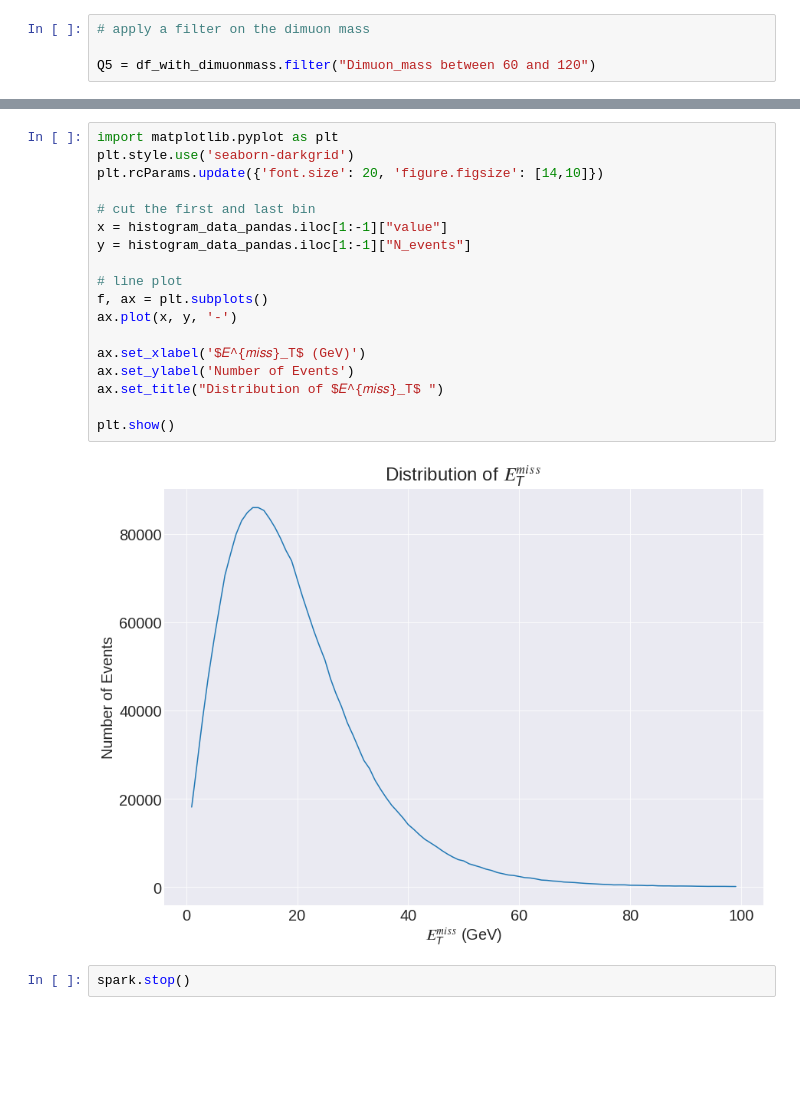
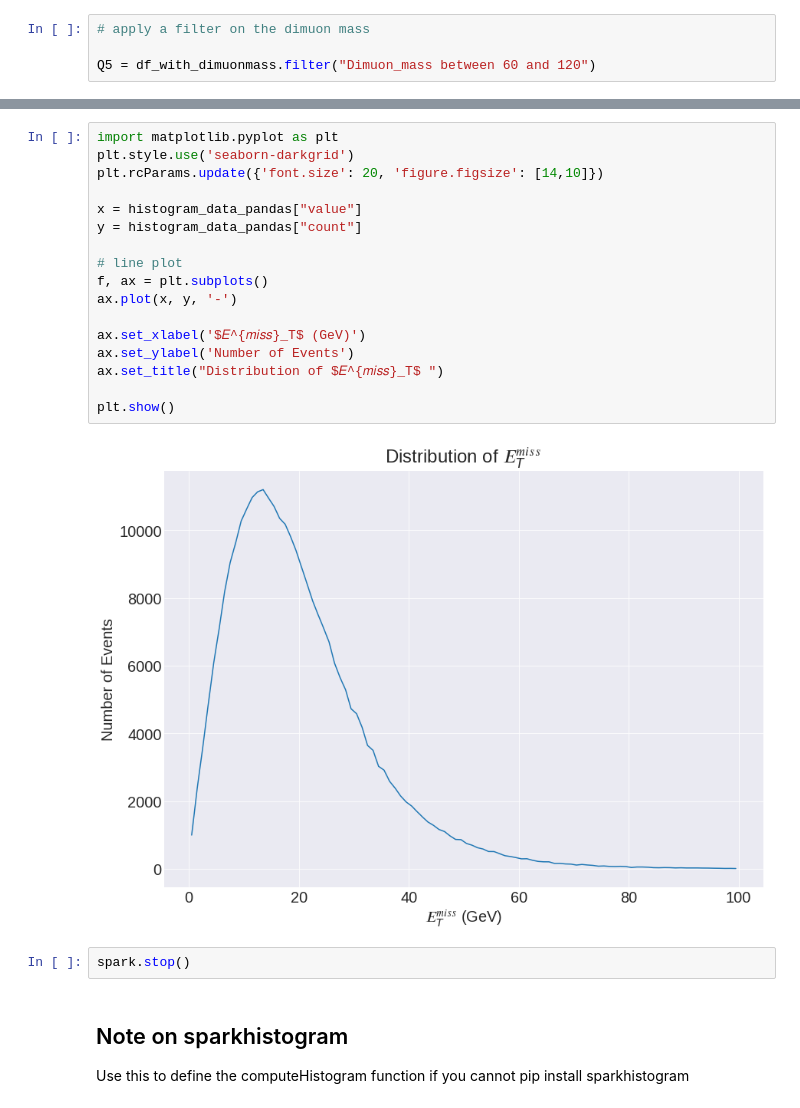
Before and after one commit to LucaCanali/Miscellaneous, a Jupyter notebook: Spark_Physics/HEP_benchmark/ADL_HEP_Query_Benchmark_Q1_Q5_Colab_Version.ipynb, the cells around one changed output, grey strips where cells are left out. Cells and saved outputs as stored; diff of their text form; blank space fills up the shorter version.

Commit message:
Update to Spark 3.3.0 and Parquet

```diff
--- a/Spark_Physics/HEP_benchmark/ADL_HEP_Query_Benchmark_Q1_Q5_Colab_Version.ipynb
+++ b/Spark_Physics/HEP_benchmark/ADL_HEP_Query_Benchmark_Q1_Q5_Colab_Version.ipynb
@@ -467,22 +431,25 @@ Wall time: 6.66 s
 # %%
 import matplotlib.pyplot as plt
 plt.style.use('seaborn-darkgrid')
 plt.rcParams.update({'font.size': 20, 'figure.figsize': [14,10]})
 
-# cut the first and last bin
-x = histogram_data_pandas.iloc[1:-1]["value"]
-y = histogram_data_pandas.iloc[1:-1]["N_events"]
+x = histogram_data_pandas["value"]
+y = histogram_data_pandas["count"]
 
 # line plot
 f, ax = plt.subplots()
 ax.plot(x, y, '-')
 
 ax.set_xlabel('$𝐸^{𝑚𝑖𝑠𝑠}_T$ (GeV)')
 ax.set_ylabel('Number of Events')
 ax.set_title("Distribution of $𝐸^{𝑚𝑖𝑠𝑠}_T$ ")
 
 plt.show()
 # %% [output]
-[figure, old version]
+[figure, new version]
 # %%
 spark.stop()
+# %% [markdown]
+## Note on sparkhistogram
+
+Use this to define the computeHistogram function if you cannot pip install sparkhistogram
```
Also changed, not shown: parts of 32 cells of this notebook, 4 other files.
